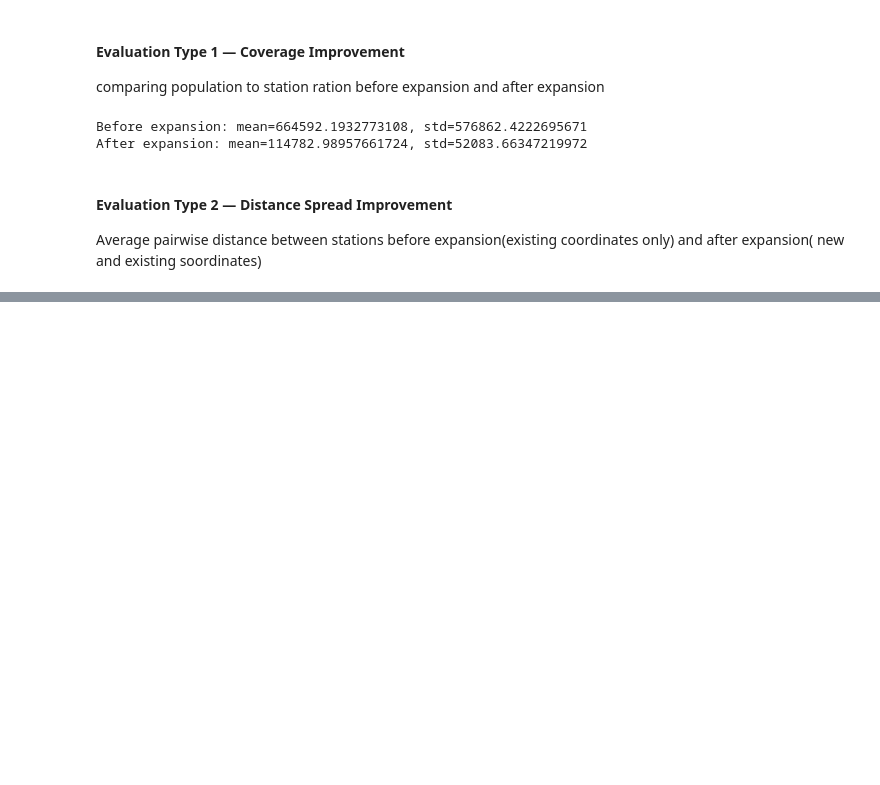
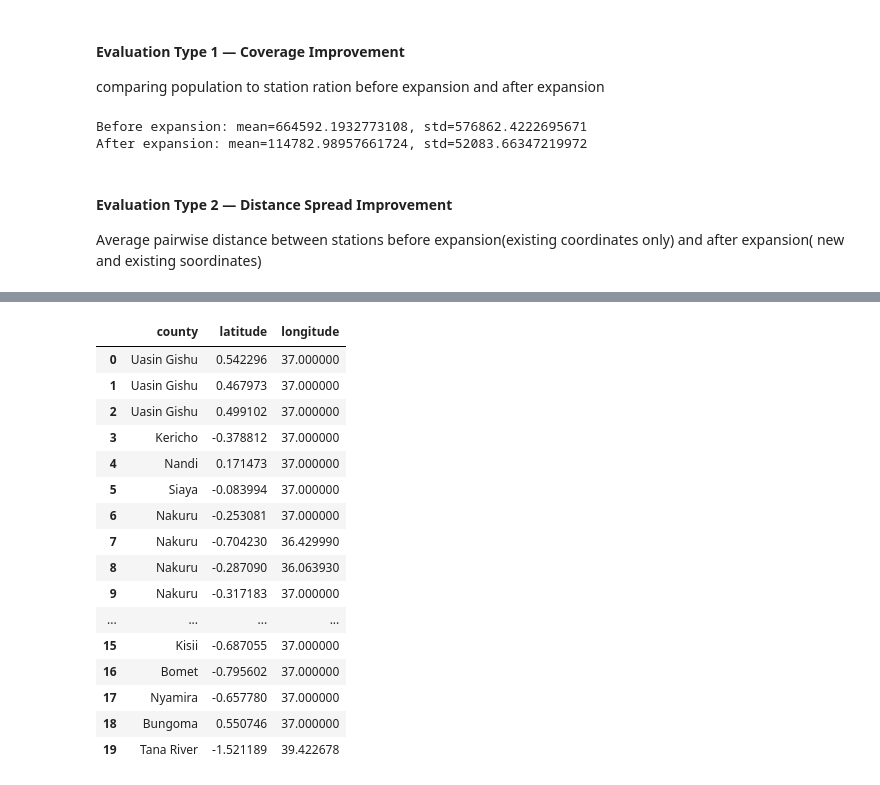
Before and after one commit to maryannngongi/EV_Charging_Stations_Optimization, a Jupyter notebook: Notebooks/christine.ipynb, the cells around one changed output, grey strips where cells are left out. Saved outputs shown, nothing was run; the diff lists cells and outputs as text; code cells hidden in the pictures; blank space fills up the shorter version.

Commit message:
different coordinate modeling approaches

```diff
--- a/Notebooks/christine.ipynb
+++ b/Notebooks/christine.ipynb
@@ -1167,0 +1193,3 @@ kenya_map_combined
+# %%
+total_new_stations = county_df["additional_stations"].sum()
+print("Total new stations needed:", total_new_stations)
@@ -1167,0 +1226,17 @@ kenya_map_combined
+# %%
+from sklearn.neighbors import NearestNeighbors
+county_coords = county_df[["county_lat", "county_lon"]].values
+nn_county = NearestNeighbors(n_neighbors=1)
+nn_county.fit(county_coords)
+
+distances, indices = nn_county.kneighbors(cluster_centers)
+
+assigned_counties = [county_df.iloc[idx[0]]["county"] for idx in indices]
+
+predicted_stations_df = pd.DataFrame({
+    "latitude": cluster_centers[:, 0],
+    "longitude": cluster_centers[:, 1],
+    "assigned_county": assigned_counties
+})
+
+predicted_stations_df.head()
@@ -1167,0 +1586,23 @@ kenya_map_combined
+# %%
+# Create dataframe for all new stations
+all_new_stations = []
+
+for county_name, model in simple_kmeans_models.items():
+    if model is None:
+        continue
+
+    # Get new stations for this county
+    new_stations = model.cluster_centers_
+
+    # Add to list with county name
+    for station in new_stations:
+        all_new_stations.append({
+            'county': county_name,
+            'latitude': station[0],
+            'longitude': station[1]
+        })
+
+# Create dataframe
+new_stations_df = pd.DataFrame(all_new_stations)
+print(f"Total new stations: {len(new_stations_df)}")
+print(new_stations_df.head(10))
@@ -1167,0 +1622,20 @@ kenya_map_combined
+# %%
+new_stations_df.head(20)
+# %% [output]
+|  | county | latitude | longitude |
+| 0 | Uasin Gishu | 0.542296 | 37.000000 |
+| 1 | Uasin Gishu | 0.467973 | 37.000000 |
+| 2 | Uasin Gishu | 0.499102 | 37.000000 |
+| 3 | Kericho | -0.378812 | 37.000000 |
+| 4 | Nandi | 0.171473 | 37.000000 |
+| 5 | Siaya | -0.083994 | 37.000000 |
+| 6 | Nakuru | -0.253081 | 37.000000 |
+| 7 | Nakuru | -0.704230 | 36.429990 |
+| 8 | Nakuru | -0.287090 | 36.063930 |
+| 9 | Nakuru | -0.317183 | 37.000000 |
+| ... | ... | ... | ... |
+| 15 | Kisii | -0.687055 | 37.000000 |
+| 16 | Bomet | -0.795602 | 37.000000 |
+| 17 | Nyamira | -0.657780 | 37.000000 |
+| 18 | Bungoma | 0.550746 | 37.000000 |
+| 19 | Tana River | -1.521189 | 39.422678 |
```
Also changed, not shown: parts of 32 cells of this notebook.
